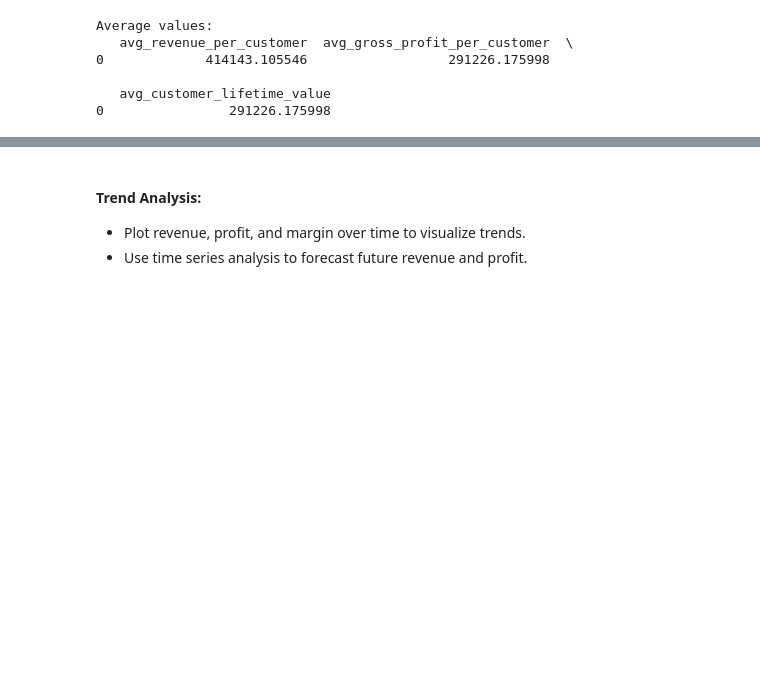
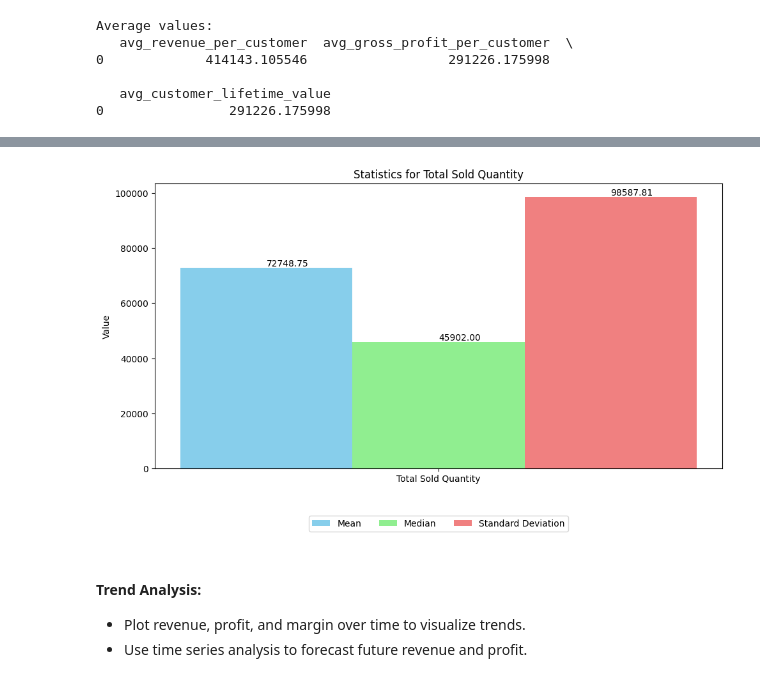
Before and after one commit to CesarChaparro1974/Financial_Analysis_Project, a Jupyter notebook: final_project.ipynb, the cells around one changed output, grey strips where cells are left out. Cells and saved outputs as stored; diff of their text form; code cells hidden in the pictures; blank space fills up the shorter version.

Commit message:
corrected plots

```diff
--- a/final_project.ipynb
+++ b/final_project.ipynb
@@ -78,5 +89,5 @@ import matplotlib.dates as mdates
 # %%
-con = sqlite3.connect('/Users/cesarchaparro/Desktop/TripleTen/Sprint_12/Final_Project/Final_project/atliq_db.sqlite3')
+con = sqlite3.connect('/Users/cesarchaparro/Desktop/TripleTen/Sprint_12/Final_Project/Final_project/atliq_db_2.sqlite3')
 # %%
 ### check all tables in the database
 cursor = con.cursor()
@@ -3515,6 +4037,46 @@ Statistics for total_sold_quantity:
 
    stddev_total_sold_quantity
 0                98587.813702
+# %%
+# Data for plotting
+mean_values = [72748.75]  # Mean Total Sold Quantity
+median_values = [45902.0]  # Median Total Sold Quantity
+stddev_values = [98587.81]  # Standard Deviation of Total Sold Quantity
+labels = ['Total Sold Quantity']
+
+# X-axis locations
+x = np.arange(len(labels))  # label locations
+width = 0.25  # bar width
+
+# Create the figure and axis objects
+fig, ax = plt.subplots(figsize=(10, 6))
+
+# Plotting bars
+bars1 = ax.bar(x - width, mean_values, width, label='Mean', color='skyblue')
+bars2 = ax.bar(x, median_values, width, label='Median', color='lightgreen')
+bars3 = ax.bar(x + width, stddev_values, width, label='Standard Deviation', color='lightcoral')
+
+# Adding text annotations to each bar
+def add_labels(bars):
+    for bar in bars:
+        yval = bar.get_height()
+        ax.text(bar.get_x() + bar.get_width()/2, yval, f'{yval:.2f}', va='bottom')  # va: vertical alignment
+
+add_labels(bars1)
+add_labels(bars2)
+add_labels(bars3)
+
+# Adding labels and title
+ax.set_ylabel('Value')
+ax.set_title('Statistics for Total Sold Quantity')
+ax.set_xticks(x)
+ax.set_xticklabels(labels)
+ax.legend(loc='upper center', bbox_to_anchor=(0.5, -0.15), ncol=3)
+
+plt.tight_layout()
+plt.show()
+# %% [output]
+[figure, added]
 # %% [markdown]
 #### Trend Analysis:<br>
 - Plot revenue, profit, and margin over time to visualize trends.
```
Also changed, not shown: parts of 56 cells of this notebook.
